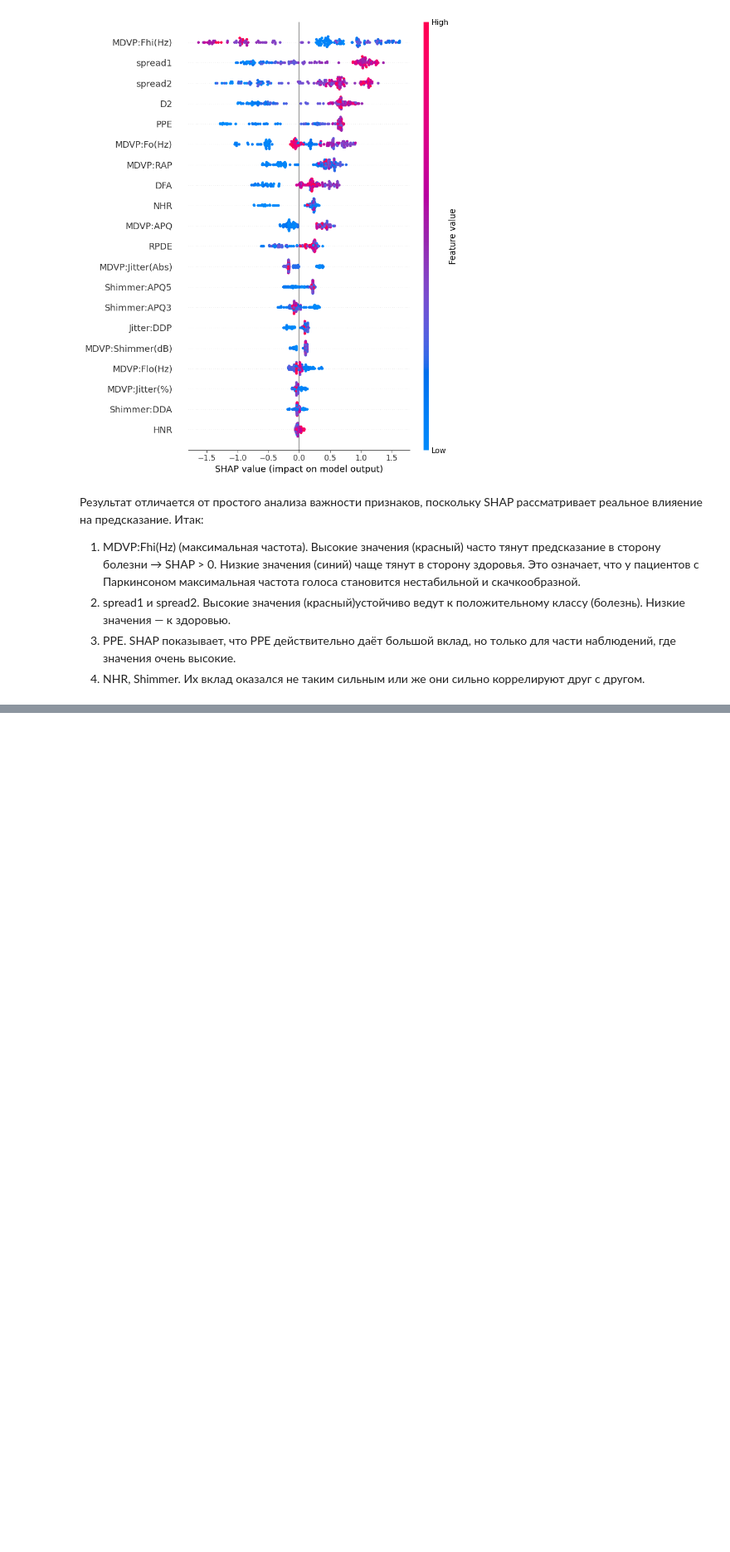
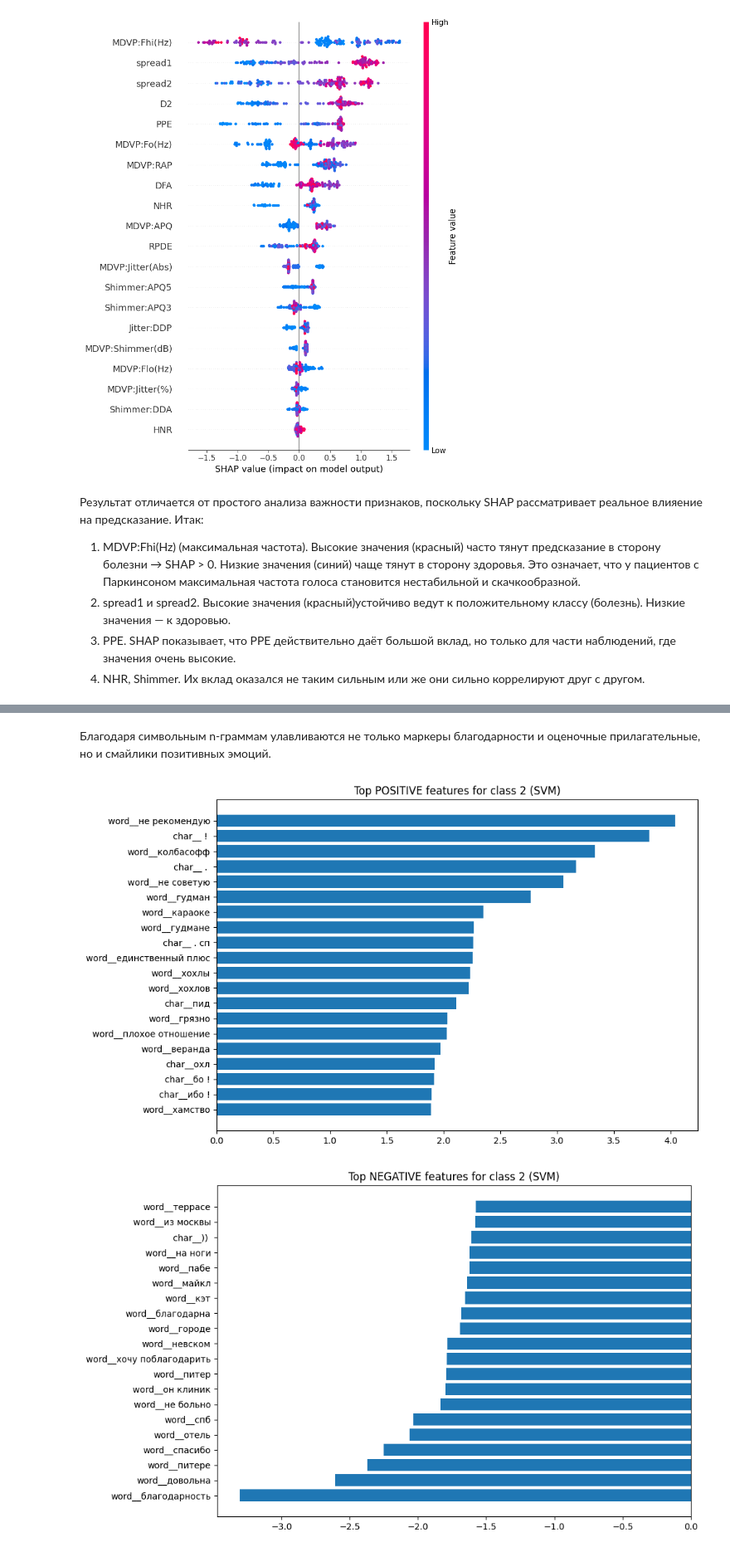
Before and after one commit to zer0punch/zer0punch, a Jupyter notebook: Практическая_работа_1.ipynb, the cells around one changed output, grey strips where cells are left out. Shown at 83% size. Cells and saved outputs as stored; diff of their text form; code cells hidden in the pictures; blank space fills up the shorter version.

```diff
--- a/Практическая_работа_1.ipynb
+++ b/Практическая_работа_1.ipynb
@@ -244,0 +717,7 @@ shap.summary_plot(shap_values, X_train)
+# %% [markdown]
+Благодаря символьным n-граммам улавливаются не только маркеры благодарности и оценочные прилагательные, но и смайлики позитивных эмоций.
+# %%
+plot_top_features(class_idx=2, topn=20)
+# %% [output]
+[figure, added]
+[figure, added]
```
Also changed, not shown: parts of 34 cells of this notebook.
